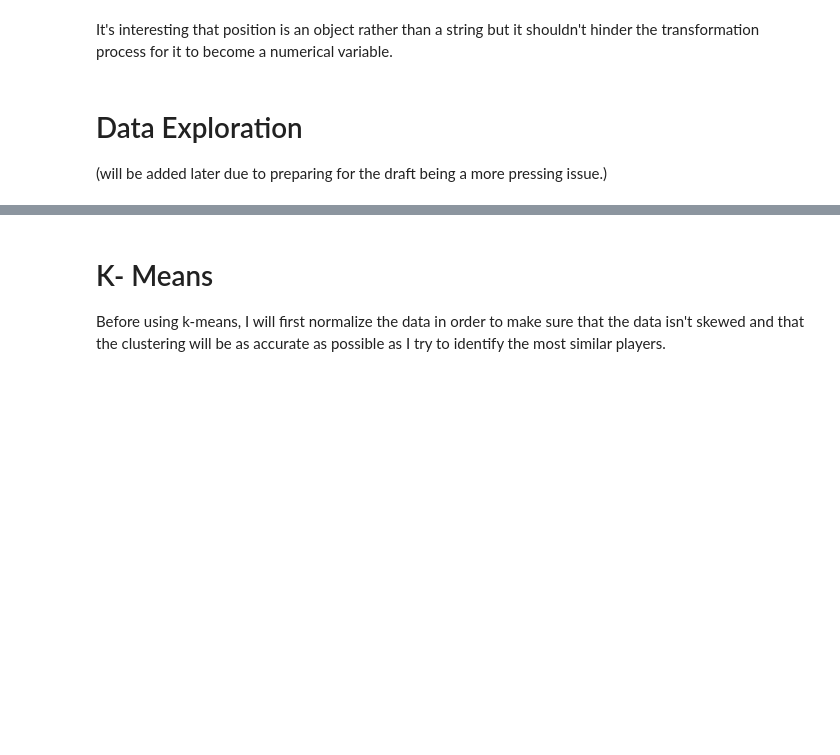
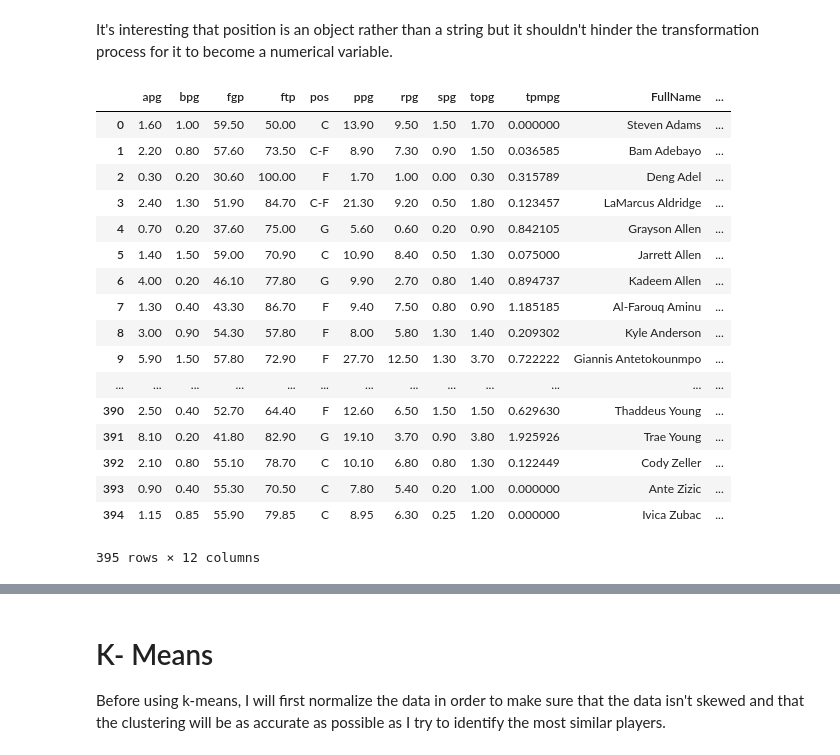
Before and after one commit to lamkg/Fantasy-Basketball-Draft-Project, a Jupyter notebook: Fantasy Basketball Projections 2019.ipynb, the cells around one changed output, grey strips where cells are left out. Drawn from its saved outputs; the diff is of its cells as text; code cells hidden in the pictures; blank space fills up the shorter version.

```diff
--- a/Fantasy Basketball Projections 2019.ipynb
+++ b/Fantasy Basketball Projections 2019.ipynb
@@ -180,4 +175,22 @@ It's interesting that position is an object rather than a string but it shouldn'
-# %% [markdown]
-# Data Exploration
-
-(will be added later due to preparing for the draft being a more pressing issue.)
+# %%
+# Look at the data now
+nba_data
+# %% [output]
+|  | apg | bpg | fgp | ftp | pos | ppg | rpg | spg | topg | tpmpg | FullName | ... |
+| 0 | 1.60 | 1.00 | 59.50 | 50.00 | C | 13.90 | 9.50 | 1.50 | 1.70 | 0.000000 | Steven Adams | ... |
+| 1 | 2.20 | 0.80 | 57.60 | 73.50 | C-F | 8.90 | 7.30 | 0.90 | 1.50 | 0.036585 | Bam Adebayo | ... |
+| 2 | 0.30 | 0.20 | 30.60 | 100.00 | F | 1.70 | 1.00 | 0.00 | 0.30 | 0.315789 | Deng Adel | ... |
+| 3 | 2.40 | 1.30 | 51.90 | 84.70 | C-F | 21.30 | 9.20 | 0.50 | 1.80 | 0.123457 | LaMarcus Aldridge | ... |
+| 4 | 0.70 | 0.20 | 37.60 | 75.00 | G | 5.60 | 0.60 | 0.20 | 0.90 | 0.842105 | Grayson Allen | ... |
+| 5 | 1.40 | 1.50 | 59.00 | 70.90 | C | 10.90 | 8.40 | 0.50 | 1.30 | 0.075000 | Jarrett Allen | ... |
+| 6 | 4.00 | 0.20 | 46.10 | 77.80 | G | 9.90 | 2.70 | 0.80 | 1.40 | 0.894737 | Kadeem Allen | ... |
+| 7 | 1.30 | 0.40 | 43.30 | 86.70 | F | 9.40 | 7.50 | 0.80 | 0.90 | 1.185185 | Al-Farouq Aminu | ... |
+| 8 | 3.00 | 0.90 | 54.30 | 57.80 | F | 8.00 | 5.80 | 1.30 | 1.40 | 0.209302 | Kyle Anderson | ... |
+| 9 | 5.90 | 1.50 | 57.80 | 72.90 | F | 27.70 | 12.50 | 1.30 | 3.70 | 0.722222 | Giannis Antetokounmpo | ... |
+| ... | ... | ... | ... | ... | ... | ... | ... | ... | ... | ... | ... | ... |
+| 390 | 2.50 | 0.40 | 52.70 | 64.40 | F | 12.60 | 6.50 | 1.50 | 1.50 | 0.629630 | Thaddeus Young | ... |
+| 391 | 8.10 | 0.20 | 41.80 | 82.90 | G | 19.10 | 3.70 | 0.90 | 3.80 | 1.925926 | Trae Young | ... |
+| 392 | 2.10 | 0.80 | 55.10 | 78.70 | C | 10.10 | 6.80 | 0.80 | 1.30 | 0.122449 | Cody Zeller | ... |
+| 393 | 0.90 | 0.40 | 55.30 | 70.50 | C | 7.80 | 5.40 | 0.20 | 1.00 | 0.000000 | Ante Zizic | ... |
+| 394 | 1.15 | 0.85 | 55.90 | 79.85 | C | 8.95 | 6.30 | 0.25 | 1.20 | 0.000000 | Ivica Zubac | ... |
+395 rows × 12 columns
```
Also changed, not shown: parts of 6 cells of this notebook.
